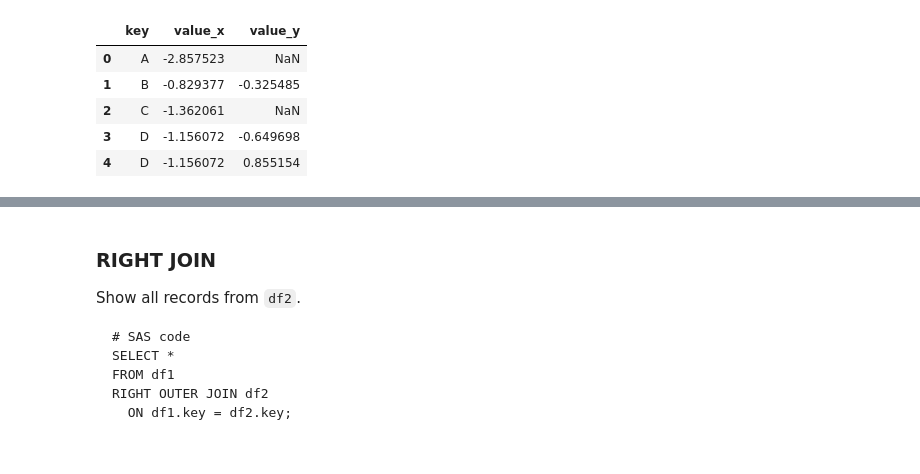
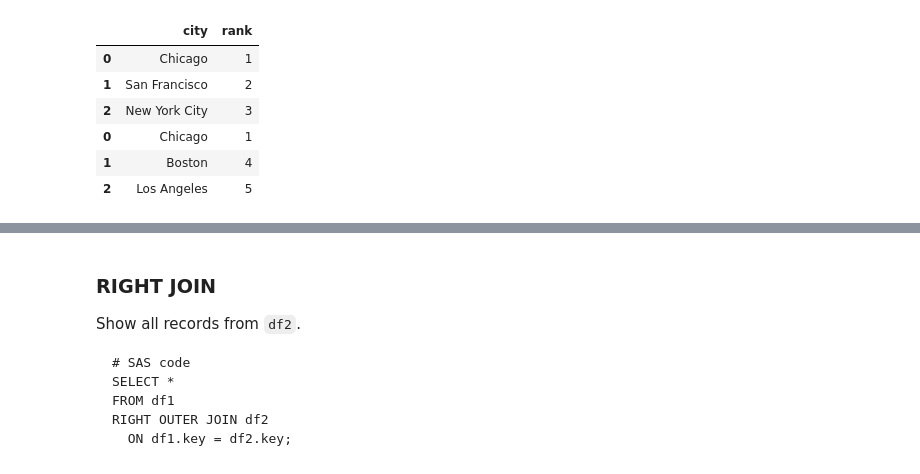
Before and after one commit to stevenkhwun/P4DS, a Jupyter notebook: SQL_in_Python_3.ipynb, the cells around one changed output, grey strips where cells are left out. Cells and saved outputs as stored; diff of their text form; code cells hidden in the pictures.

```diff
--- a/SQL_in_Python_3.ipynb
+++ b/SQL_in_Python_3.ipynb
@@ -25,3 +24,11 @@ df2 = pd.DataFrame({"key": ["B", "D", "D", "E"], "value": np.random.randn(4)})
+# %%
+df1 = pd.DataFrame(
+      {"city": ["Chicago", "San Francisco", "New York City"], "rank": range(1, 4)}
+      )
+
+df2 = pd.DataFrame(
+      {"city": ["Chicago", "Boston", "Los Angeles"], "rank": [1, 4, 5]}
+      )
 # %%
 df1
 # %% [output]
@@ -65,3 +54,0 @@ pd.merge(df1, df2, on="key")
-# %%
-indexed_df2 = df2.set_index("key")
-indexed_df2
@@ -94,9 +55,10 @@ LEFT OUTER JOIN df2
 # %%
-pd.merge(df1, df2, on="key", how="left")
+pd.concat([df1, df2])
 # %% [output]
-|  | key | value_x | value_y |
-| 0 | A | -2.857523 | NaN |
-| 1 | B | -0.829377 | -0.325485 |
-| 2 | C | -1.362061 | NaN |
-| 3 | D | -1.156072 | -0.649698 |
-| 4 | D | -1.156072 | 0.855154 |
+|  | city | rank |
+| 0 | Chicago | 1 |
+| 1 | San Francisco | 2 |
+| 2 | New York City | 3 |
+| 0 | Chicago | 1 |
+| 1 | Boston | 4 |
+| 2 | Los Angeles | 5 |
```
Also changed, not shown: parts of 21 cells of this notebook.
